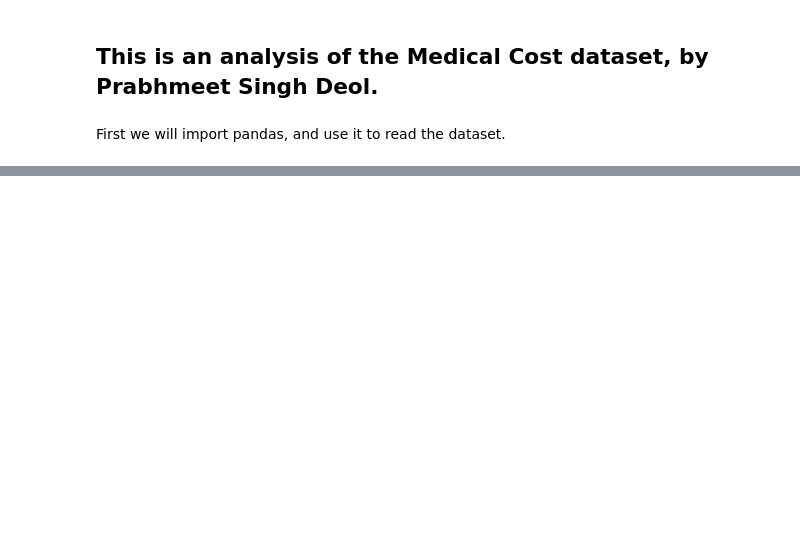
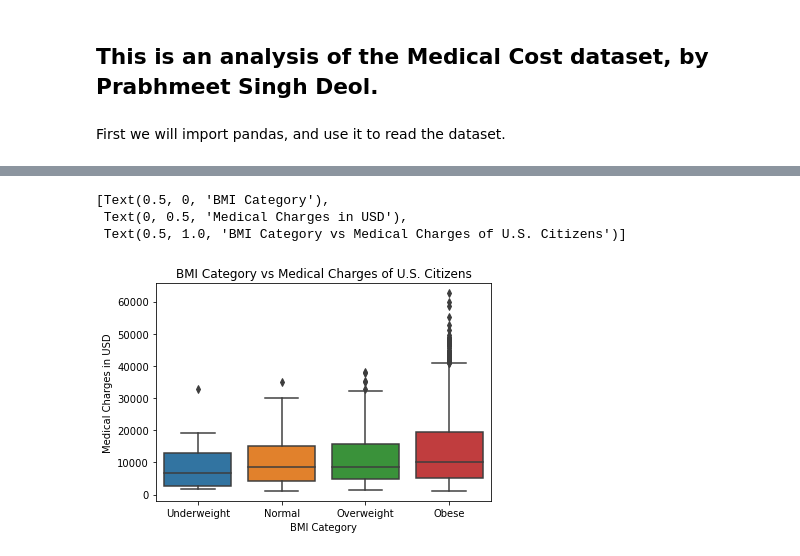
Before and after one commit to data301-2021-summer2/group29-project, a Jupyter notebook: analysis/Prabhmeet Deol/DataAnalysis.ipynb, the cells around one changed output, grey strips where cells are left out. Saved outputs shown, nothing was run; the diff lists cells and outputs as text; code cells hidden in the pictures; blank space fills up the shorter version.

```diff
--- a/analysis/Prabhmeet Deol/DataAnalysis.ipynb
+++ b/analysis/Prabhmeet Deol/DataAnalysis.ipynb
@@ -99,0 +51,18 @@ chart0
+# %%
+barplot = sns.boxplot(
+	data = dataSet,
+	x="BMI_Category",
+	y="Charges_USD",
+	order=['Underweight','Normal','Overweight','Obese'],
+
+)
+barplot.set(
+	xlabel="BMI Category",
+	ylabel="Medical Charges in USD",
+	title="BMI Category vs Medical Charges of U.S. Citizens",
+)
+# %% [output]
+[Text(0.5, 0, 'BMI Category'),
+ Text(0, 0.5, 'Medical Charges in USD'),
+ Text(0.5, 1.0, 'BMI Category vs Medical Charges of U.S. Citizens')]
+[figure, added]
```
Also changed, not shown: parts of 25 cells of this notebook, 2 other files.
